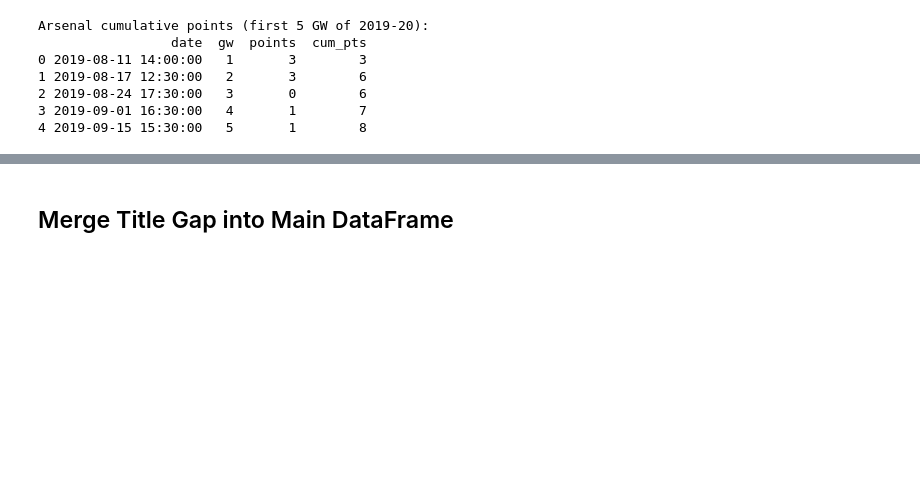
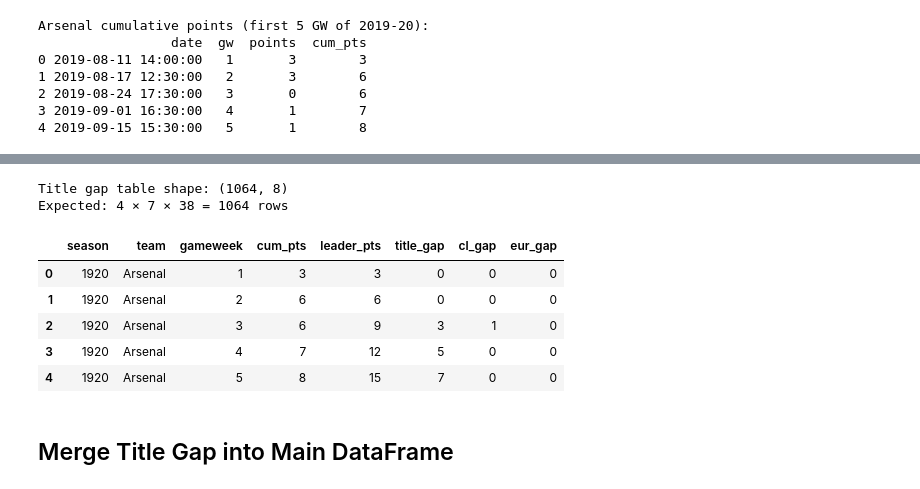
Before and after one commit to ChTej00/Arsenal-Bottle, a Jupyter notebook: notebooks/02_feature_engineering.ipynb, the cells around one changed output, grey strips where cells are left out. Saved outputs shown, nothing was run; the diff lists cells and outputs as text; code cells hidden in the pictures; blank space fills up the shorter version.

```diff
--- a/notebooks/02_feature_engineering.ipynb
+++ b/notebooks/02_feature_engineering.ipynb
@@ -282,3 +298,26 @@ Expected: 4 teams × 7 seasons × 38 GW = 1064 rows
+# %%
+#Extracting our 4 teams with all gap columns
+title_gap_df = (
+    full_long[full_long['team'].isin(TITLE_TEAMS)]
+    [['season','team','gw','cum_pts','leader_pts','title_gap','cl_gap','eur_gap']]
+    .copy()
+    .rename(columns={'gw' : 'gameweek'})
+)
+
+df['season'] = df['season'].astype(str)
+
+print(f"Title gap table shape: {title_gap_df.shape}")
+print(f"Expected: 4 × 7 × 38 = {4*7*38} rows")
+title_gap_df.head(5)
+# %% [output]
+Title gap table shape: (1064, 8)
+Expected: 4 × 7 × 38 = 1064 rows
+|  | season | team | gameweek | cum_pts | leader_pts | title_gap | cl_gap | eur_gap |
+| 0 | 1920 | Arsenal | 1 | 3 | 3 | 0 | 0 | 0 |
+| 1 | 1920 | Arsenal | 2 | 6 | 6 | 0 | 0 | 0 |
+| 2 | 1920 | Arsenal | 3 | 6 | 9 | 3 | 1 | 0 |
+| 3 | 1920 | Arsenal | 4 | 7 | 12 | 5 | 0 | 0 |
+| 4 | 1920 | Arsenal | 5 | 8 | 15 | 7 | 0 | 0 |
 # %% [markdown]
 ## Merge Title Gap into Main DataFrame
 # %%
```
Also changed, not shown: parts of 16 cells of this notebook.
